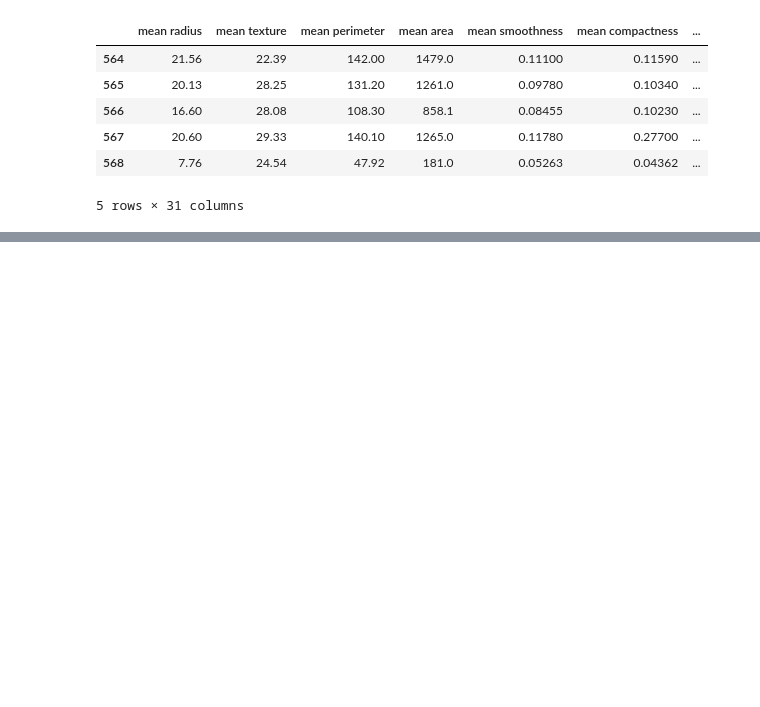
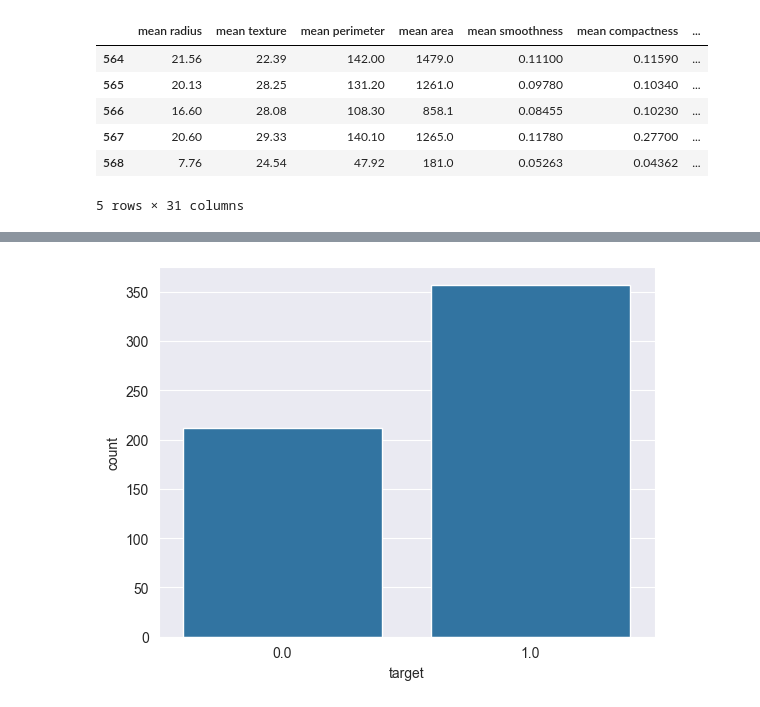
Before and after one commit to Anilabhimanyu/Breast-Cancer-Classification, a Jupyter notebook: Breast Cancer Classification.ipynb, the cells around one changed output, grey strips where cells are left out. Cells and saved outputs as stored; diff of their text form; code cells hidden in the pictures; blank space fills up the shorter version.

```diff
--- a/Breast Cancer Classification.ipynb
+++ b/Breast Cancer Classification.ipynb
@@ -130,0 +138,5 @@ df_cancer.tail()
+# %%
+sns.countplot(data=df_cancer, x='target')
+plt.show()
+# %% [output]
+[figure, added]
```
Also changed, not shown: parts of 12 cells of this notebook, 1 other file.
